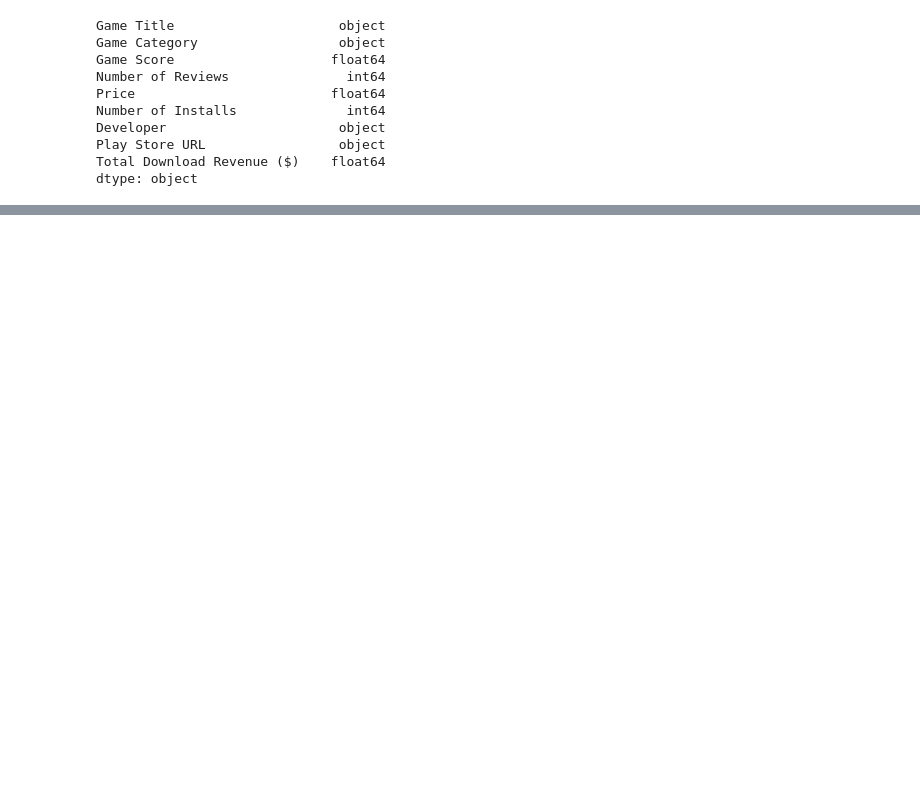
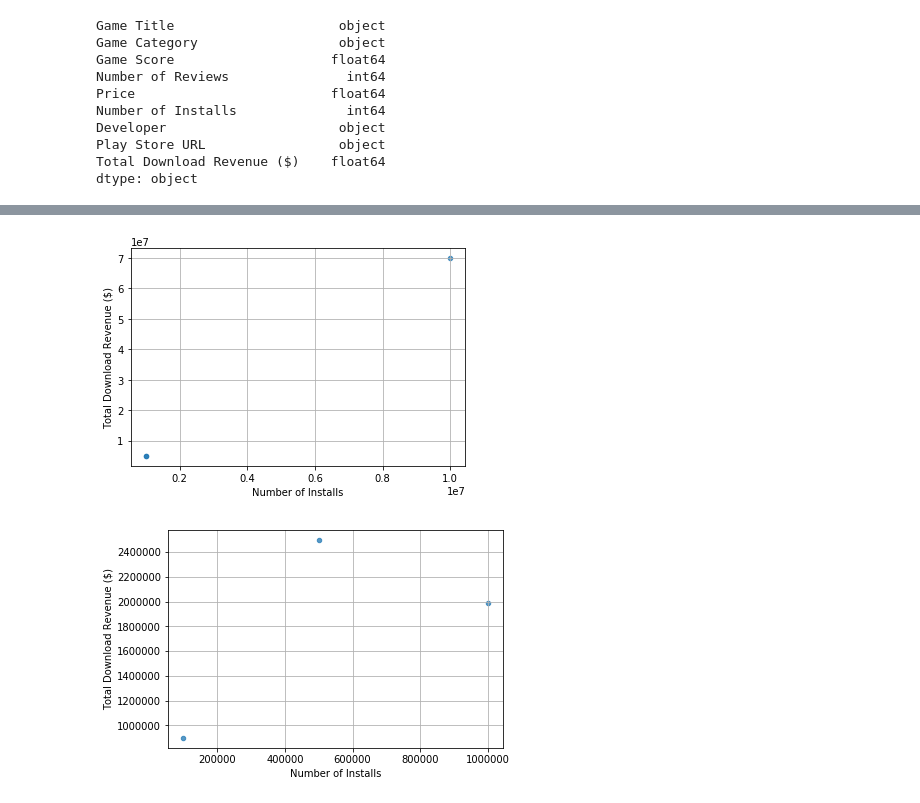
Before and after one commit to EmmanuelFabre/Play_Store_Analysis, a Jupyter notebook: Master Data Frame_AZ.ipynb, the cells around one changed output, grey strips where cells are left out. Cells and saved outputs as stored; diff of their text form; code cells hidden in the pictures; blank space fills up the shorter version.

```diff
--- a/Master Data Frame_AZ.ipynb
+++ b/Master Data Frame_AZ.ipynb
@@ -265,0 +248,6 @@ plt.tight_layout()
+# %%
+# in comparsion, let's extract 3 top paid games from each catergory
+top_games = games_df.groupby('Game Category', group_keys=False).apply(lambda x: x.nlargest(3, 'Total Download Revenue ($)'))
+# %%
+top_games = top_games.sort_values(by='Total Download Revenue ($)', ascending=False)
+top_games
@@ -265,0 +331,6 @@ plt.tight_layout()
+# %%
+#building scatter plots for each category.. cannot use this way to plot them into one graph
+arcade.plot(kind="scatter", x="Number of Installs", y="Total Download Revenue ($)", grid=True, alpha=0.75)
+sports.plot(kind="scatter", x="Number of Installs", y="Total Download Revenue ($)", grid=True, alpha=0.75)
+arcade
+# %% [output]
@@ -265,0 +341,2 @@ plt.tight_layout()
+[figure, added]
+[figure, added]
```
Also changed, not shown: parts of 15 cells of this notebook.
